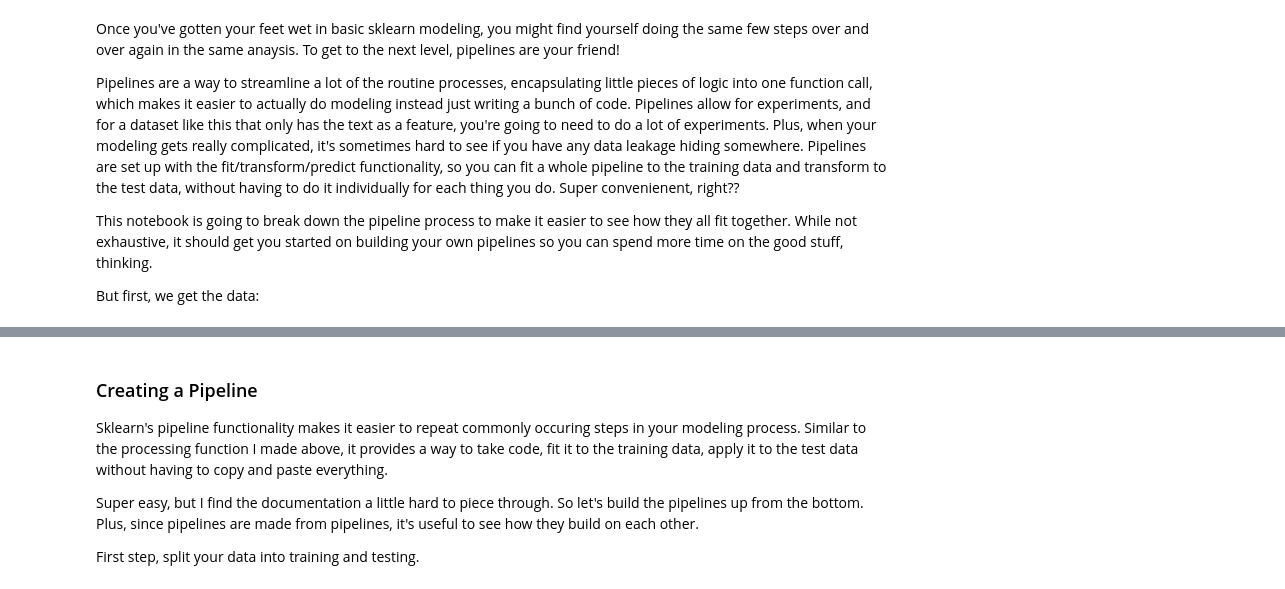
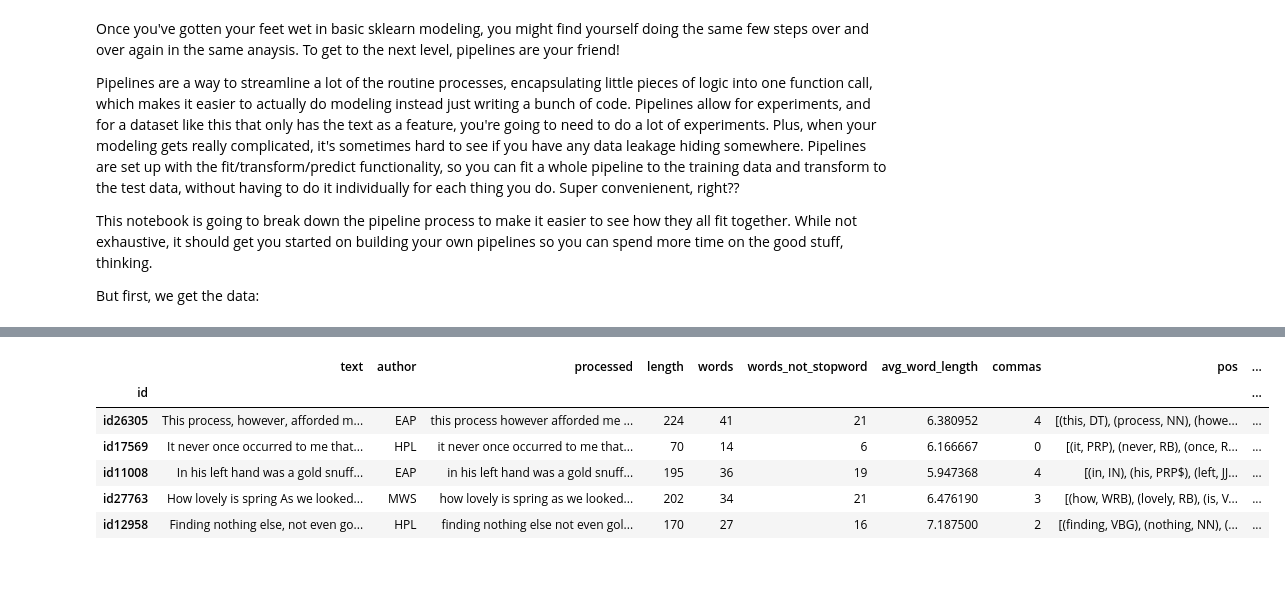
Before and after one commit to mk-imagine/SFSU-CSC620-NLT, a Jupyter notebook: hw9.ipynb, the cells around one changed output, grey strips where cells are left out. Cells and saved outputs as stored; diff of their text form; code cells hidden in the pictures.

```diff
--- a/hw9.ipynb
+++ b/hw9.ipynb
@@ -10,7 +24,7 @@ But first, we get the data:
 import numpy as np # linear algebra
 import pandas as pd # data processing, CSV file I/O (e.g. pd.read_csv)
 
-df = pd.read_csv('../input/train.csv')
+df = pd.read_csv('./input/train.csv')
 
 df.dropna(axis=0)
 df.set_index('id', inplace = True)
@@ -27,35 +58,65 @@ For now, we will count the number of words in each row, the number of characters
 # %%
 import re
 from nltk.corpus import stopwords
+from nltk.tag import pos_tag
 
 stopWords = set(stopwords.words('english'))
 
 #creating a function to encapsulate preprocessing, to mkae it easy to replicate on  submission data
 def processing(df):
     #lowering and removing punctuation
     df['processed'] = df['text'].apply(lambda x: re.sub(r'[^\w\s]','', x.lower()))
 
     #numerical feature engineering
     #total length of sentence
     df['length'] = df['processed'].apply(lambda x: len(x))
     #get number of words
     df['words'] = df['processed'].apply(lambda x: len(x.split(' ')))
-    df['words_not_stopword'] = df['processed'].apply(lambda x: len([t for t in x.split(' ') if t not in stopWords]))
+    df['words_not_stopword'] = df['processed'].apply(
+        lambda x: len([t for t in x.split(' ') if t not in stopWords]))
     #get the average word length
-    df['avg_word_length'] = df['processed'].apply(lambda x: np.mean([len(t) for t in x.split(' ') if t not in stopWords]) if len([len(t) for t in x.split(' ') if t not in stopWords]) > 0 else 0)
+    df['avg_word_length'] = df['processed'].apply(
+        lambda x: np.mean([len(t) for t in x.split(' ') if t not in stopWords])
+            if len([len(t) for t in x.split(' ') if t not in stopWords]) > 0 else 0)
     #get the average word length
     df['commas'] = df['text'].apply(lambda x: x.count(','))
+
+    # This section adds the three new features as required in the assignment instructions
+    # tokenize and tag parts of speech for processing
+    df['pos'] = df['processed'].apply(lambda x: x.split(' ')).apply(lambda x: pos_tag(x))
+    # get the count of adjectives
+    adj = df['pos'].apply(
+        lambda x: list(filter(lambda y: y[1] == 'JJ'
+        or y[1] == 'JJR'
+        or y[1] == 'JJS', x)))
+    df['adj_count'] = adj.apply(lambda x: len(x))
+    # get the count of nouns
+    noun = df['pos'].apply(
+        lambda x: list(filter(lambda y: y[1] == 'NN'
+        or y[1] == 'NNS'
+        or y[1] == 'NNP'
+        or y[1] == 'NNPS', x)))
+    df['noun_count'] = noun.apply(lambda x: len(x))
+    # get the count of verbs
+    verb = df['pos'].apply(
+        lambda x: list(filter(lambda y: y[1] == 'VB'
+        or y[1] == 'VBD'
+        or y[1] == 'VBG'
+        or y[1] == 'VBN'
+        or y[1] == 'VBP'
+        or y[1] == 'VBZ', x)))
+    df['verb_count'] = verb.apply(lambda x: len(x))
 
     return(df)
 
 df = processing(df)
 
 df.head()
+# %% [output]
+|  | text | author | processed | length | words | words_not_stopword | avg_word_length | commas | pos | ... |
+| id |  |  |  |  |  |  |  |  |  | ... |
+| id26305 | This process, however, afforded m... | EAP | this process however afforded me ... | 224 | 41 | 21 | 6.380952 | 4 | [(this, DT), (process, NN), (howe... | ... |
+| id17569 | It never once occurred to me that... | HPL | it never once occurred to me that... | 70 | 14 | 6 | 6.166667 | 0 | [(it, PRP), (never, RB), (once, R... | ... |
+| id11008 | In his left hand was a gold snuff... | EAP | in his left hand was a gold snuff... | 195 | 36 | 19 | 5.947368 | 4 | [(in, IN), (his, PRP$), (left, JJ... | ... |
+| id27763 | How lovely is spring As we looked... | MWS | how lovely is spring as we looked... | 202 | 34 | 21 | 6.476190 | 3 | [(how, WRB), (lovely, RB), (is, V... | ... |
+| id12958 | Finding nothing else, not even go... | HPL | finding nothing else not even gol... | 170 | 27 | 16 | 7.187500 | 2 | [(finding, VBG), (nothing, NN), (... | ... |
-# %% [markdown]
-### Creating a Pipeline
-
-Sklearn's pipeline functionality makes it easier to repeat commonly occuring steps in your modeling process. Similar to the processing function I made above, it provides a way to take code, fit it to the training data, apply it to the test data without having to copy and paste everything.
-
-Super easy, but I find the documentation a little hard to piece through. So let's build the pipelines up from the bottom. Plus, since pipelines are made from pipelines, it's useful to see how they build on each other.
-
-First step, split your data into training and testing.
```
Also changed, not shown: parts of 50 cells of this notebook, 10 other files.
